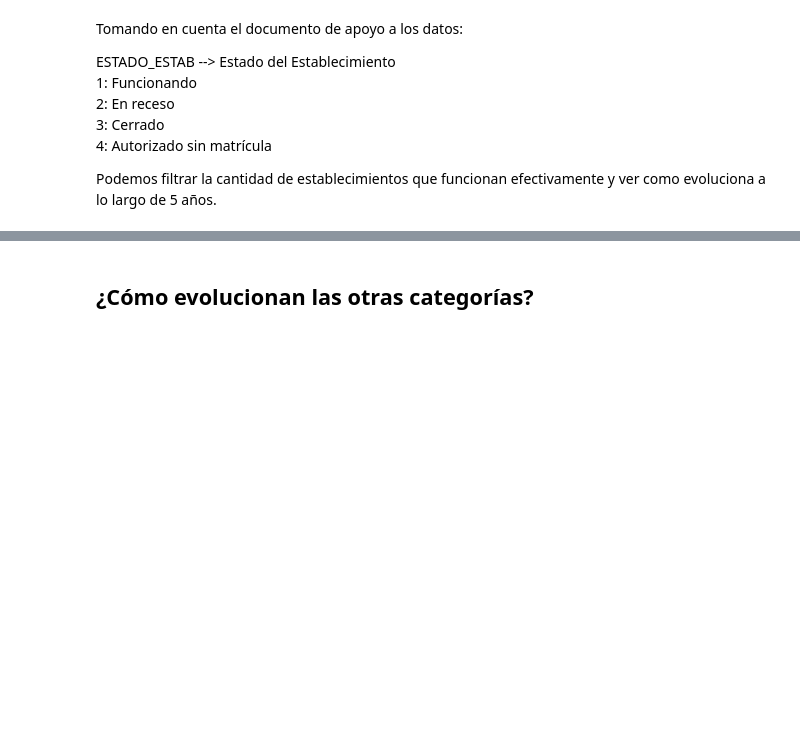
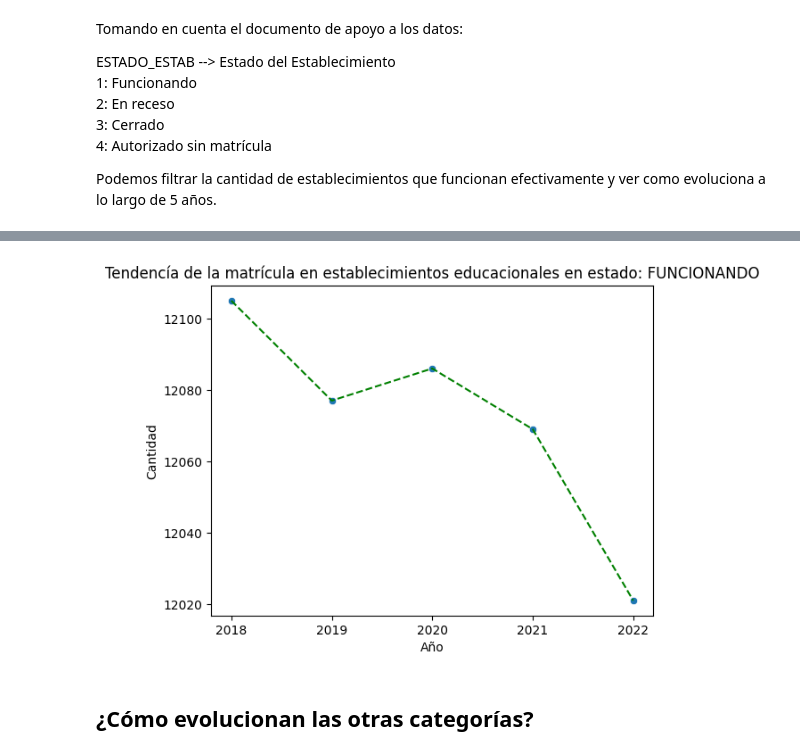
Before and after one commit to gonzakayunawel/datos_abiertos_mineduc, a Jupyter notebook: evolucion_data_EE.ipynb, the cells around one changed output, grey strips where cells are left out. Saved outputs shown, nothing was run; the diff lists cells and outputs as text; code cells hidden in the pictures; blank space fills up the shorter version.

```diff
--- a/evolucion_data_EE.ipynb
+++ b/evolucion_data_EE.ipynb
@@ -71,3 +71,13 @@ plt.show()
+# %%
+fig, axes = plt.subplots()
+sns.lineplot(df_edu_inst_by_year_func, x="Año", y="Cantidad", linestyle="dashed", ax=axes, color="green")
+sns.scatterplot(df_edu_inst_by_year_func, x="Año", y="Cantidad", ax=axes)
+
+plt.title("Tendencía de la matrícula en establecimientos educacionales en estado: FUNCIONANDO")
+plt.xticks(years)
+plt.show()
+# %% [output]
+[figure, added]
 # %% [markdown]
 ## ¿Cómo evolucionan las otras categorías?
 # %% [markdown]
```
Also changed, not shown: parts of 3 cells of this notebook.
